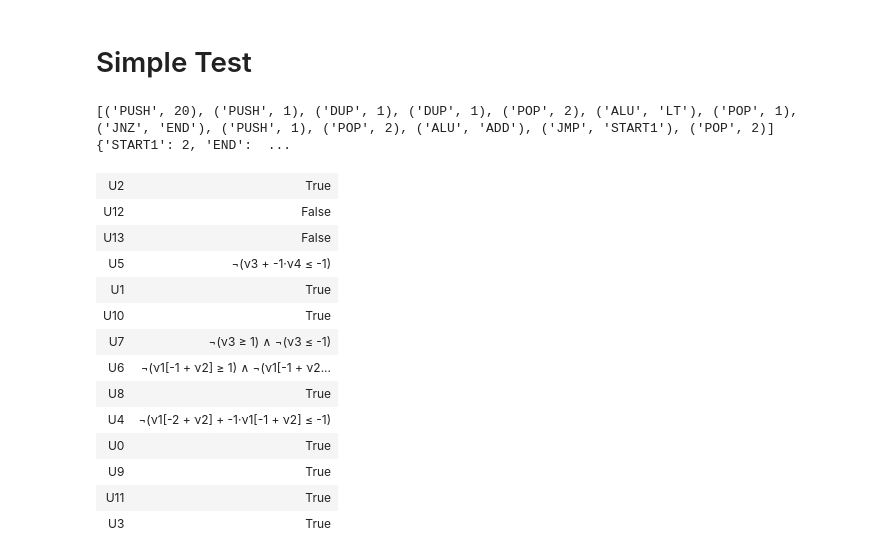
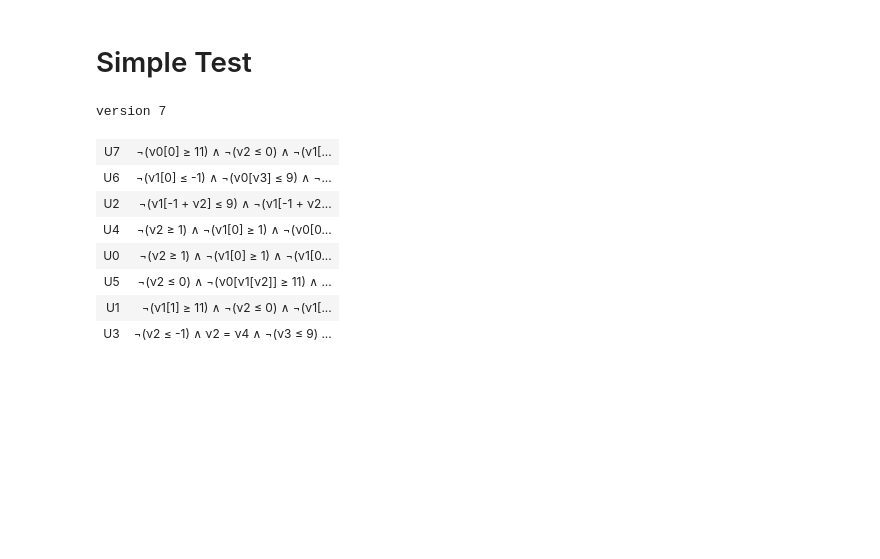
Before and after one commit to freundyotam/techcs-236346, a Jupyter notebook: sw/test_create_chcs.ipynb, the cells around one changed output. Saved outputs shown, nothing was run; the diff lists cells and outputs as text; code cells hidden in the pictures; blank space fills up the shorter version.

```diff
--- a/sw/test_create_chcs.ipynb
+++ b/sw/test_create_chcs.ipynb
@@ -301,52 +325,55 @@ chcs_correct.solve(d)
 # Simple Test
 # %%
 
-
 program = [
-    ("PUSH", 20),
+    ("PUSH", 4),
     ("PUSH", 1),
     # stack is now [20,i<-1]
     "START1:",
     ("DUP", 1), # stack is now [20,i,20]
     ("DUP", 1), # stack is now [20,i,20,i]
     ("POP", 2), # stack is now [20,i] r0=20 r1=i
     ("ALU", "LT"), # if 20 < i push 1 on stack otherwise 0, stack is now [2,i,2<i]
     ("POP", 1),  # stack is now [20,i] and the result goes to r0
     ("JNZ", "END"), # based on r0 we jump to the end if 20<i otherwise continue to next line
     ("PUSH", 1),  # Next three lines is i++
     ("POP", 2),
     ("ALU", "ADD"),
     ("JMP", "START1"), # return to start1 where we check the condition
     "END:",
     ("POP", 2) # r0=20 r1=
 ]
 
+program = [
+    ("PUSH", 10),
+    ("PUSH", 0),
+    ("POP", 2),
+    ("STOR", 0),
+    ("PUSH", 0),
+    ("POP", 1),
+    ("LOAD" , 0)
+]
+
 
 stack = Array("stack", IntSort(), IntSort())
 memory = Array("memory", IntSort(), IntSort())
 sp, r0, r1 = Ints('sp r0 r1')
 
-pre_condition = And(sp == 0)
+pre_condition = And(sp == 0, stack[0]==0)
 
 chcs_correct = create_chcs(pre_condition=pre_condition,
                            input_vars=[],
                            program=program,
-                           post_condition=And(r0==0, sp==0))
+                           post_condition=And(stack[0] == 0, stack[1] == 10, sp == 1, memory[0] == 10))
 d = {'xform.inline_eager': False, 'xform.inline_linear': False}
 chcs_correct.solve(d)
 # %% [output]
-[('PUSH', 20), ('PUSH', 1), ('DUP', 1), ('DUP', 1), ('POP', 2), ('ALU', 'LT'), ('POP', 1), ('JNZ', 'END'), ('PUSH', 1), ('POP', 2), ('ALU', 'ADD'), ('JMP', 'START1'), ('POP', 2)] {'START1': 2, 'END':  ...
+version 7
-| U2 | True |
-| U12 | False |
-| U13 | False |
-| U5 | ¬(ν3 + -1·ν4 ≤ -1) |
-| U1 | True |
-| U10 | True |
-| U7 | ¬(ν3 ≥ 1) ∧ ¬(ν3 ≤ -1) |
-| U6 | ¬(ν1[-1 + ν2] ≥ 1) ∧ ¬(ν1[-1 + ν2... |
-| U8 | True |
-| U4 | ¬(ν1[-2 + ν2] + -1·ν1[-1 + ν2] ≤ -1) |
-| U0 | True |
-| U9 | True |
-| U11 | True |
-| U3 | True |
+| U7 | ¬(ν0[0] ≥ 11) ∧ ¬(ν2 ≤ 0) ∧ ¬(ν1[... |
+| U6 | ¬(ν1[0] ≤ -1) ∧ ¬(ν0[ν3] ≤ 9) ∧ ¬... |
+| U2 | ¬(ν1[-1 + ν2] ≤ 9) ∧ ¬(ν1[-1 + ν2... |
+| U4 | ¬(ν2 ≥ 1) ∧ ¬(ν1[0] ≥ 1) ∧ ¬(ν0[0... |
+| U0 | ¬(ν2 ≥ 1) ∧ ¬(ν1[0] ≥ 1) ∧ ¬(ν1[0... |
+| U5 | ¬(ν2 ≤ 0) ∧ ¬(ν0[ν1[ν2]] ≥ 11) ∧ ... |
+| U1 | ¬(ν1[1] ≥ 11) ∧ ¬(ν2 ≤ 0) ∧ ¬(ν1[... |
+| U3 | ¬(ν2 ≤ -1) ∧ ν2 = ν4 ∧ ¬(ν3 ≤ 9) ... |
```
Also changed, not shown: parts of 5 cells of this notebook, 2 other files.
